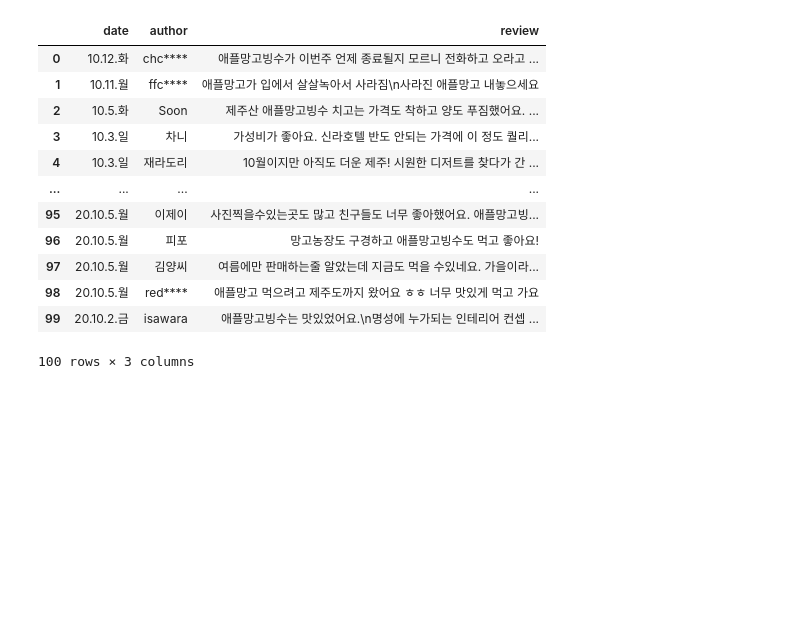
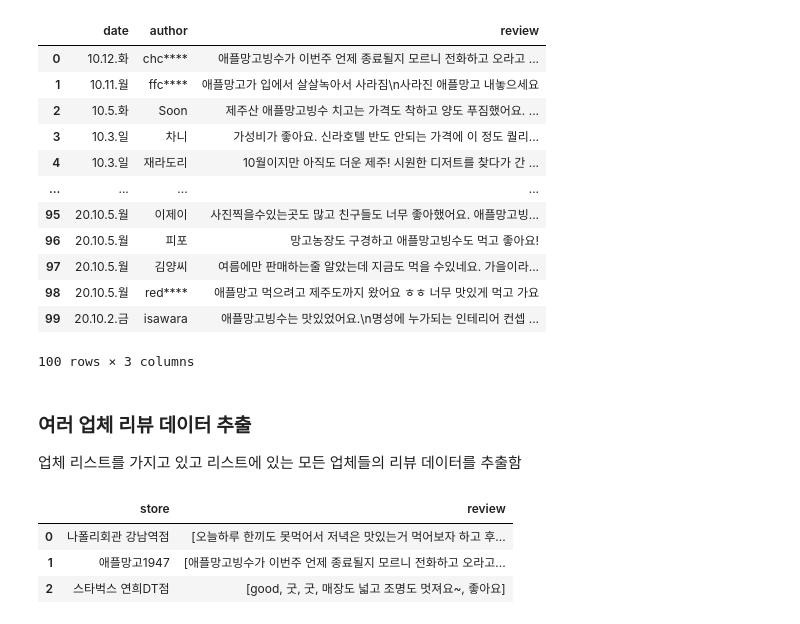
Before and after one commit to choi-jiwoo/naver-place-scraper, a Jupyter notebook: example/naverplace.ipynb, the cells around one changed output. Drawn from its saved outputs; the diff is of its cells as text; code cells hidden in the pictures; blank space fills up the shorter version.

Commit message:
docs: improve example notebook

```diff
--- a/example/naverplace.ipynb
+++ b/example/naverplace.ipynb
@@ -97,3 +113,7 @@ reviews
 | 98 | 20.10.5.월 | red**** | 애플망고 먹으려고 제주도까지 왔어요 ㅎㅎ 너무 맛있게 먹고 가요 |
 | 99 | 20.10.2.금 | isawara | 애플망고빙수는 맛있었어요.\n명성에 누가되는 인테리어 컨셉 ... |
 100 rows × 3 columns
+# %% [markdown]
+### 여러 업체 리뷰 데이터 추출
+
+업체 리스트를 가지고 있고 리스트에 있는 모든 업체들의 리뷰 데이터를 추출함
@@ -99,0 +125,26 @@ reviews
+# %%
+store_list = ['나폴리회관', '애플망고1947', '스타벅스']
+real_store_name = []
+res = []
+
+for i in tqdm_notebook(store_list):
+    try:
+        store = NaverPlace(i)
+        reviews = store.get_reviews(5)
+        review_list = reviews['review'].tolist()
+
+        name = store.info['name']
+        real_store_name.append(name)
+        res.append(review_list)
+        clear_output(wait=True)
+        time.sleep(5)
+    except:
+        continue
+# %%
+review_df = pd.DataFrame(zip(real_store_name, res), columns=['store', 'review'])
+review_df
+# %% [output]
+|  | store | review |
+| 0 | 나폴리회관 강남역점 | [오늘하루 한끼도 못먹어서 저녁은 맛있는거 먹어보자 하고 후... |
+| 1 | 애플망고1947 | [애플망고빙수가 이번주 언제 종료될지 모르니 전화하고 오라고... |
+| 2 | 스타벅스 연희DT점 | [good, 굿, 굿, 매장도 넓고 조명도 멋져요~, 좋아요] |
```
Also changed, not shown: parts of 5 cells of this notebook.
